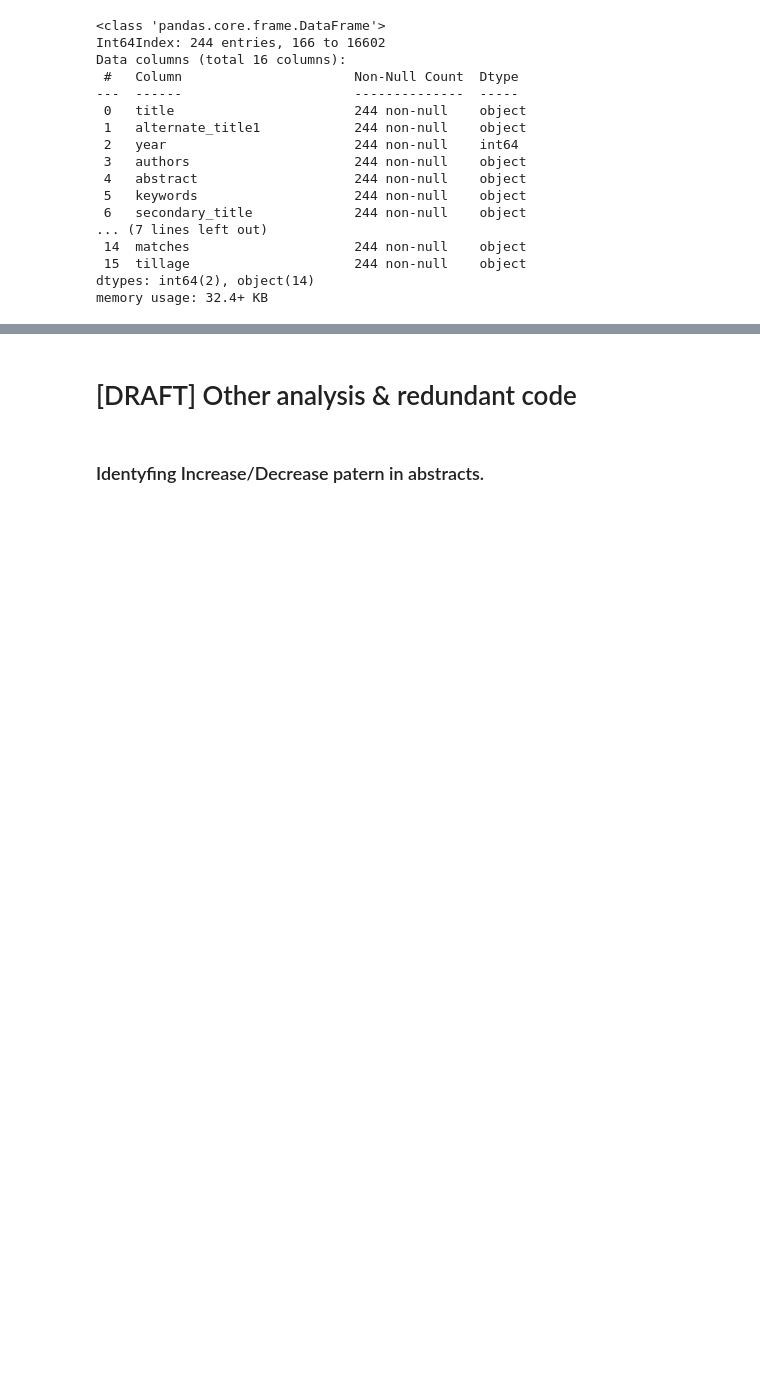
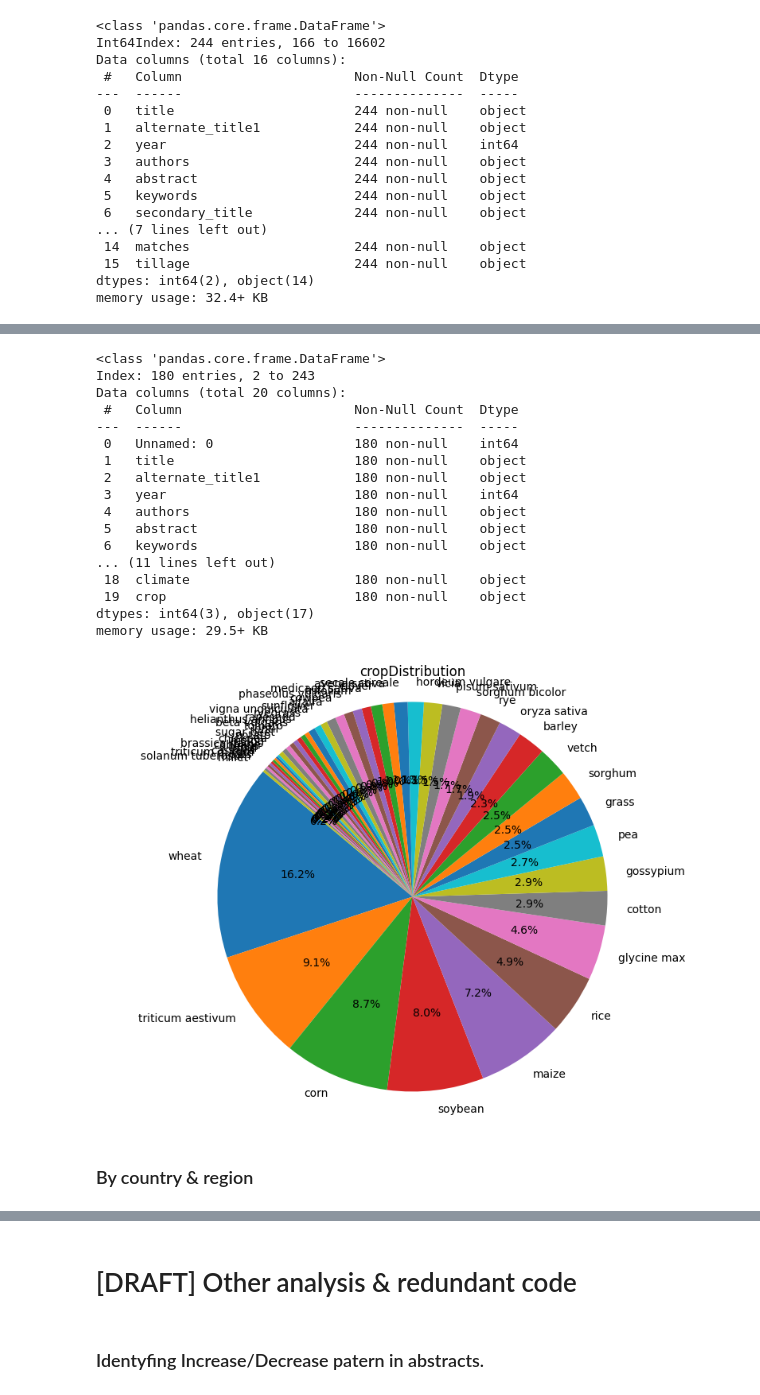
Before and after one commit to olalepek/Text-Mining---Agriculture, a Jupyter notebook: Agriculture_Tweet_Text_Mining_and_Sentimental_analysis.ipynb, the cells around one changed output, grey strips where cells are left out. Drawn from its saved outputs; the diff is of its cells as text; code cells hidden in the pictures; blank space fills up the shorter version.

```diff
--- a/Agriculture_Tweet_Text_Mining_and_Sentimental_analysis.ipynb
+++ b/Agriculture_Tweet_Text_Mining_and_Sentimental_analysis.ipynb
@@ -702,0 +1020,23 @@ tillage_increase_soc.to_csv('/content/drive/MyDrive/Studia DSE/abstract_with_mat
+# %%
+pie_chart_characteristics('crop')
+# %% [output]
+<class 'pandas.core.frame.DataFrame'>
+Index: 180 entries, 2 to 243
+Data columns (total 20 columns):
+ #   Column                      Non-Null Count  Dtype
+---  ------                      --------------  -----
+ 0   Unnamed: 0                  180 non-null    int64
+ 1   title                       180 non-null    object
+ 2   alternate_title1            180 non-null    object
+ 3   year                        180 non-null    int64
+ 4   authors                     180 non-null    object
+ 5   abstract                    180 non-null    object
+ 6   keywords                    180 non-null    object
+... (11 lines left out)
+ 18  climate                     180 non-null    object
+ 19  crop                        180 non-null    object
+dtypes: int64(3), object(17)
+memory usage: 29.5+ KB
+[figure, added]
+# %% [markdown]
+### By country & region
```
Also changed, not shown: parts of 49 cells of this notebook.
